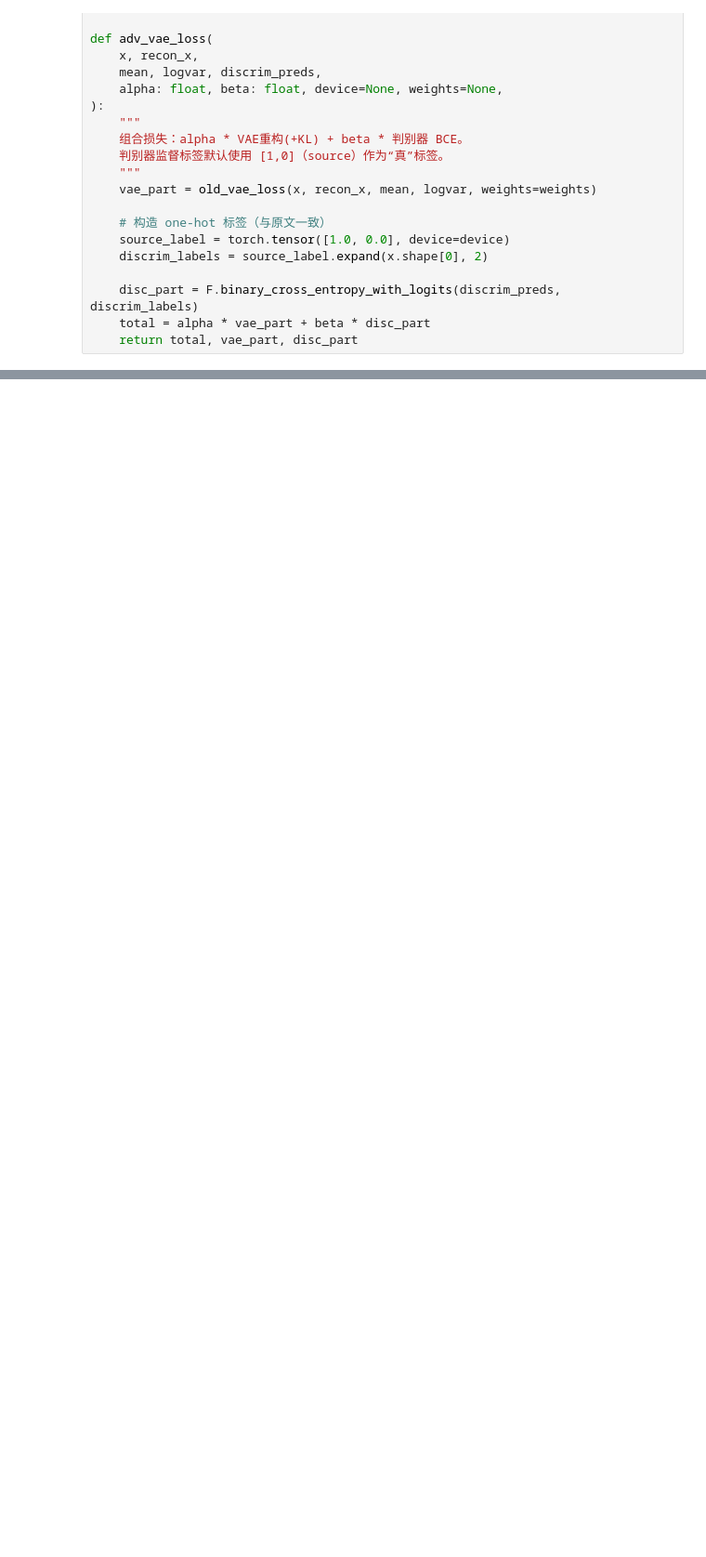
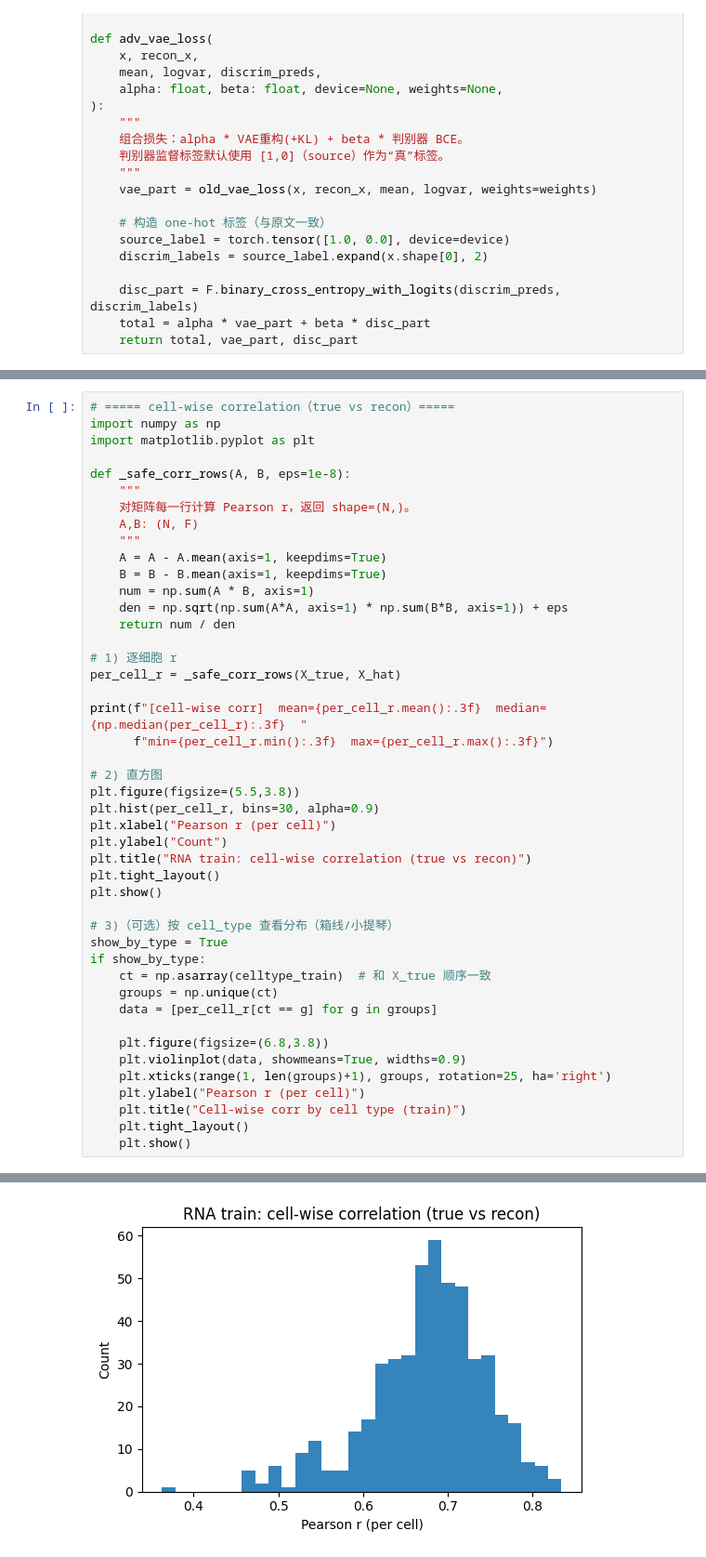
Before and after one commit to Bio-MingChen/DL_practice_by_Colab, a Jupyter notebook: Raman2single_cell_refinement.ipynb, the cells around one changed output, grey strips where cells are left out. Shown: that part at 93% size. Drawn from its saved outputs; the diff is of its cells as text; blank space fills up the shorter version.

```diff
--- a/Raman2single_cell_refinement.ipynb
+++ b/Raman2single_cell_refinement.ipynb
@@ -892,0 +827,46 @@ atac_clf = res_atac["classifier"]
+# %%
+# ===== cell-wise correlation（true vs recon）=====
+import numpy as np
+import matplotlib.pyplot as plt
+
+def _safe_corr_rows(A, B, eps=1e-8):
+    """
+    对矩阵每一行计算 Pearson r，返回 shape=(N,)。
+    A,B: (N, F)
+    """
+    A = A - A.mean(axis=1, keepdims=True)
+    B = B - B.mean(axis=1, keepdims=True)
+    num = np.sum(A * B, axis=1)
+    den = np.sqrt(np.sum(A*A, axis=1) * np.sum(B*B, axis=1)) + eps
+    return num / den
+
+# 1) 逐细胞 r
+per_cell_r = _safe_corr_rows(X_true, X_hat)
+
+print(f"[cell-wise corr]  mean={per_cell_r.mean():.3f}  median={np.median(per_cell_r):.3f}  "
+      f"min={per_cell_r.min():.3f}  max={per_cell_r.max():.3f}")
+
+# 2) 直方图
+plt.figure(figsize=(5.5,3.8))
+plt.hist(per_cell_r, bins=30, alpha=0.9)
+plt.xlabel("Pearson r (per cell)")
+plt.ylabel("Count")
+plt.title("RNA train: cell-wise correlation (true vs recon)")
+plt.tight_layout()
+plt.show()
+
+# 3)（可选）按 cell_type 查看分布（箱线/小提琴）
+show_by_type = True
+if show_by_type:
+    ct = np.asarray(celltype_train)  # 和 X_true 顺序一致
+    groups = np.unique(ct)
+    data = [per_cell_r[ct == g] for g in groups]
+
+    plt.figure(figsize=(6.8,3.8))
+    plt.violinplot(data, showmeans=True, widths=0.9)
+    plt.xticks(range(1, len(groups)+1), groups, rotation=25, ha='right')
+    plt.ylabel("Pearson r (per cell)")
+    plt.title("Cell-wise corr by cell type (train)")
+    plt.tight_layout()
+    plt.show()
+# %% [output]
@@ -892,0 +874 @@ atac_clf = res_atac["classifier"]
+[figure, added]
```
Also changed, not shown: parts of 26 cells of this notebook.
